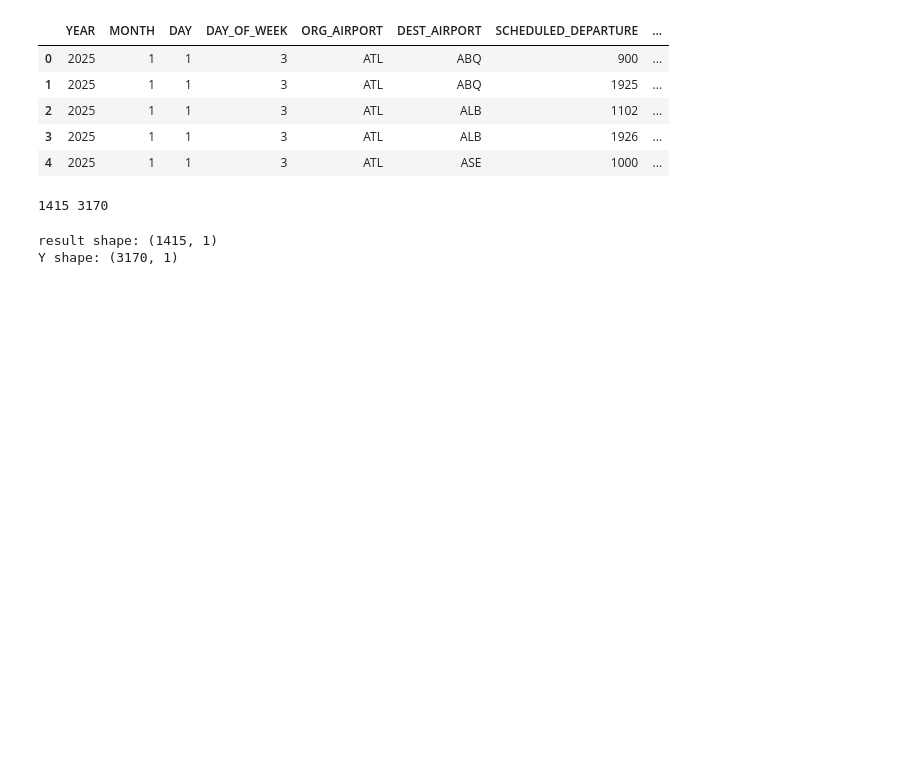
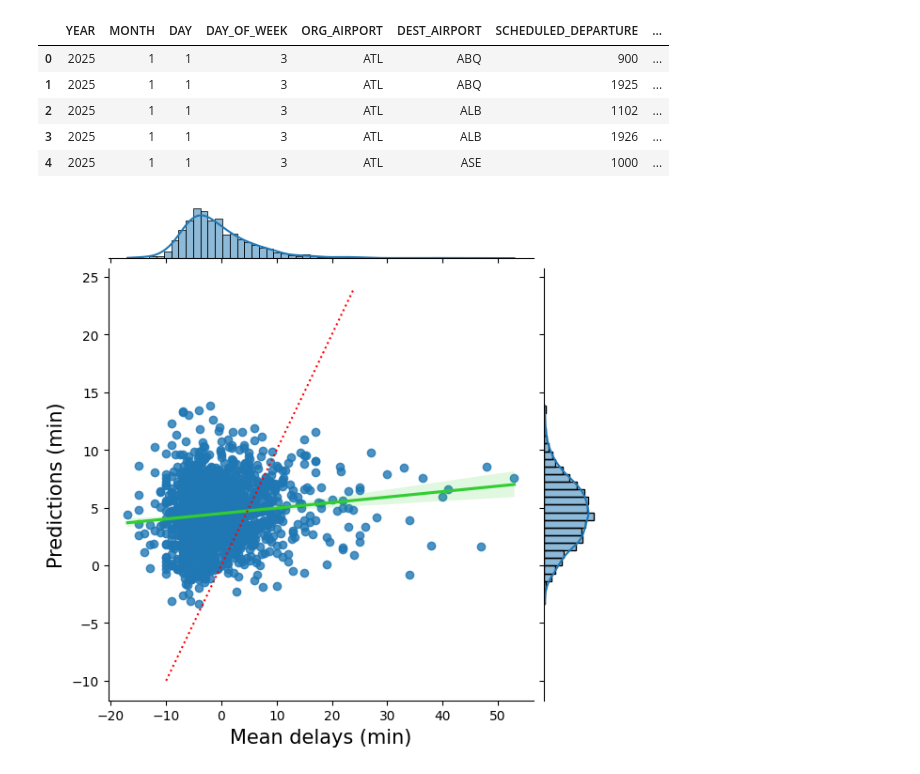
Before and after one commit to JesseCoggins/flight-delay-mlops, a Jupyter notebook: notebooks/flight_delay_mlflow_tracking.ipynb, the cells around one changed output. Cells and saved outputs as stored; diff of their text form; code cells hidden in the pictures; blank space fills up the shorter version.

```diff
--- a/notebooks/flight_delay_mlflow_tracking.ipynb
+++ b/notebooks/flight_delay_mlflow_tracking.ipynb
@@ -47,6 +48,7 @@ parser = argparse.ArgumentParser(description='Parse the parameters for the polyn
 parser.add_argument('num_alphas', metavar='N', type=int, help='Number of Lasso penalty increments')
 order = 1
 num_alpha_increments = 20
+RANDOM_STATE = 42
 
 # args = parser.parse_args()
 # num_alpha_increments = args[0]
@@ -258,10 +260,13 @@ Y = Y.reshape(len(Y), 1)
 logging.info("Airport one-hot encoding successful")
 # %%
 # train/validation split at 30%
-X_train, X_validate, Y_train, Y_validate = train_test_split(X, Y, test_size=0.3)
+X_train, X_validate, Y_train, Y_validate = train_test_split(
+    X, Y, test_size=0.3, random_state=RANDOM_STATE
+)
 # %%
 with mlflow.start_run(experiment_id = experiment.experiment_id, run_name=run_name):
     score_min = 10000
+    best_alpha = None
     alpha_max = num_alphas * 2
     count = 1
     # loop through all alpha values
@@ -274,7 +279,7 @@ with mlflow.start_run(experiment_id = experiment.experiment_id, run_name=run_nam
         # fit the model using the training data
         X_ = poly.fit_transform(X_train)
         ridgereg.fit(X_, Y_train)
-        X_ = poly.fit_transform(X_validate)
+        X_ = poly.transform(X_validate)
         # predict against the validation data
         result = ridgereg.predict(X_)
         # how well did the model do when compared to the validation actuals?
@@ -285,14 +290,21 @@ with mlflow.start_run(experiment_id = experiment.experiment_id, run_name=run_nam
             mlflow.log_metric("Training Data Average Delay",np.sqrt(score))
         if score < score_min:
             score_min = score
-            parameters = [alpha, order]
+            best_alpha = alpha / 10
+            parameters = [best_alpha, order]
         logging.info("n={} alpha={} , MSE = {:<0.5}".format(order, alpha/10, score))
         count +=1
     # train and predict on validation data with optimal alpha found
-    X_ = poly.fit_transform(X_validate)
+    ridgereg = Ridge(alpha=best_alpha)
+    poly = PolynomialFeatures(degree=order)
+    X_ = poly.fit_transform(X_train)
+    ridgereg.fit(X_, Y_train)
+    X_ = poly.transform(X_validate)
     tresult = ridgereg.predict(X_)
     tscore = metrics.mean_squared_error(tresult, Y_validate)
     logging.info('Training Data Final MSE = {}'.format(round(tscore, 2)))
+    logging.info('Selected alpha = {}'.format(best_alpha))
+    mlflow.log_param("Selected Alpha", best_alpha)
     mlflow.log_metric("Training Data Mean Squared Error",tscore)
     mlflow.log_metric("Training Data Average Delay",np.sqrt(tscore))
 mlflow.end_run()
@@ -329,10 +341,11 @@ Y_test = Y_test.reshape(len(Y_test), 1)
 logging.info("Wrangling of test data successful")
 # %%
 # create polynomial features based on order
-X_ = poly.fit_transform(X_test)
+X_ = poly.transform(X_test)
 # predict on last week of month data
 result = ridgereg.predict(X_)
 score = metrics.mean_squared_error(result, Y_test)
+test_rmse = float(np.sqrt(score))
 logging.info('Test Data MSE = {}'.format(round(score, 2)))
 logging.info("Predictions using test data successful")
 # %%
@@ -343,30 +356,20 @@ filename = '../finalized_model.pkl'
 with open(filename, 'wb') as model_file:
     pickle.dump(ridgereg, model_file)
 logging.info("Final model export successful")
-# %%
-# Error troubleshooting in model performance plot
-print(len(np.asarray(result).reshape(-1)), len(np.asarray(Y).reshape(-1)))
-# %% [output]
-1415 3170
-# %%
-# Check shapes of result and Y to ensure they match for plotting
-print("result shape:", np.array(result).shape)
-print("Y shape:", np.array(Y).shape)
-# %% [output]
-result shape: (1415, 1)
-Y shape: (3170, 1)
 # %%
 # create and export model performance plot
 tips = pd.DataFrame()
 tips["prediction"] = pd.Series(result.flatten())            # The model's predict() method returns a 1D array, so we use .flatten() to convert it to a
-tips["original_data"] = pd.Series(Y.flatten())              # 1D array before creating the DataFrame. This also resolved a NumPy deprecation warning.
+tips["original_data"] = pd.Series(Y_test.flatten())              # 1D array before creating the DataFrame. This also resolved a NumPy deprecation warning.
 sns.jointplot(x="original_data", y="prediction", data=tips, height = 6, ratio = 7,
               joint_kws={'line_kws':{'color':'limegreen'}}, kind='reg')
 plt.xlabel('Mean delays (min)', fontsize = 15)
 plt.ylabel('Predictions (min)', fontsize = 15)
 plt.plot(list(range(-10,25)), list(range(-10,25)), linestyle = ':', color = 'r')
-plt.savefig("model_performance_test.jpg",dpi=300)
+plt.savefig("../assets/model_performance_test.jpg",dpi=300)
 logging.info("Model performance plot export successful")
+# %% [output]
+[figure, added]
 # %%
 # TO DO: create an MLFlow run within the current experiment that logs the following as artifacts, parameters,
 # or metrics, as appropriate, within the experiment:
```
Also changed, not shown: parts of 3 cells of this notebook, 10 other files.
